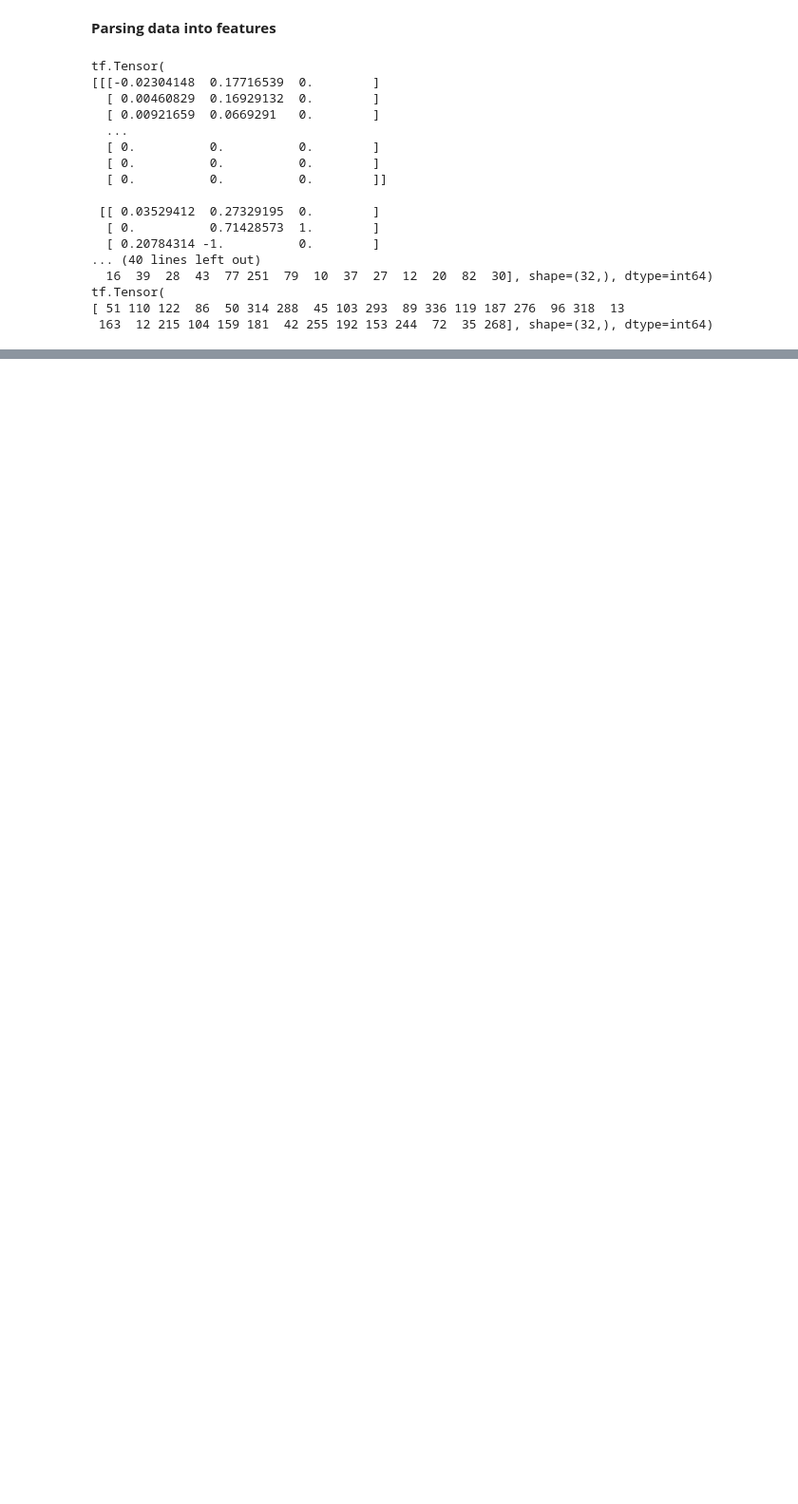
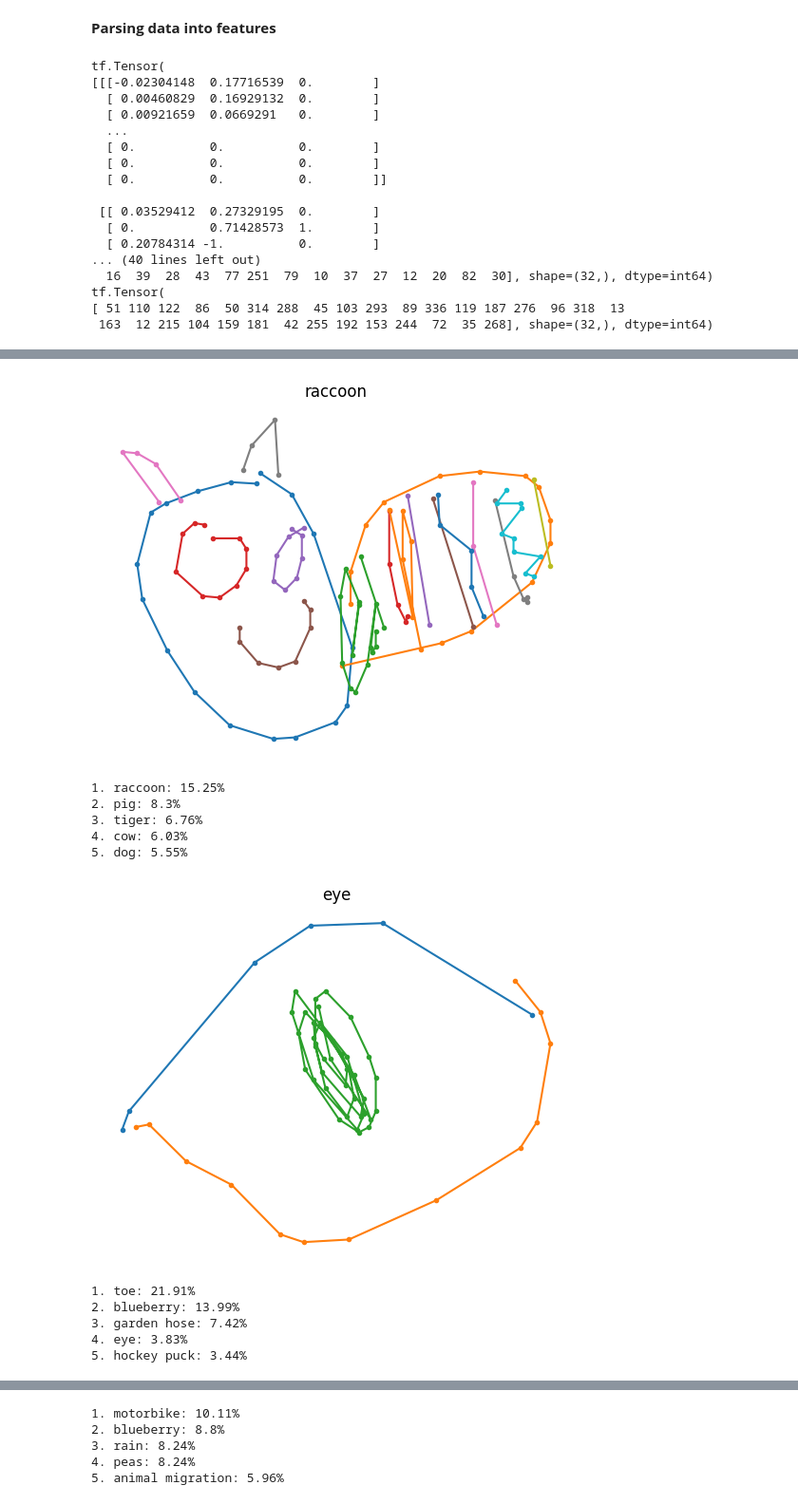
Before and after one commit to Ediblock/SketchRNN-classifier, a Jupyter notebook: SketchRNN.ipynb, the cells around one changed output, grey strips where cells are left out. Shown at 95% size. Saved outputs shown, nothing was run; the diff lists cells and outputs as text; code cells hidden in the pictures; blank space fills up the shorter version.

Commit message:
Full model

```diff
--- a/SketchRNN.ipynb
+++ b/SketchRNN.ipynb
@@ -265,0 +351,3 @@ for inks, shapes, labels in train_data.take(1):
+# %%
+optimizer = tf.keras.optimizers.SGD(learning_rate=0.01, clipnorm=1.)
+model.compile(optimizer=optimizer, loss=tf.keras.losses.sparse_categorical_crossentropy, metrics=["accuracy", "sparse_top_k_categorical_accuracy"])
@@ -265,0 +399,4 @@ for inks, shapes, labels in train_data.take(1):
+# %%
+for inks, labels in cropped_train_data.take(1):
+    print(inks)
+    print(labels)
@@ -265,0 +421,2 @@ for inks, shapes, labels in train_data.take(1):
+# %%
+history = model.fit(cropped_train_data, epochs=2, validation_data=cropped_eval_data)
@@ -265,0 +447,2 @@ for inks, shapes, labels in train_data.take(1):
+# %%
+y_test_labels = np.concatenate([labels for _, _, labels in test_data])
@@ -265,0 +453,14 @@ for inks, shapes, labels in train_data.take(1):
+# %%
+n_drawings = 5
+test_sample_data = [inks for inks, _, _ in test_data.take(1)][0]
+test_predicted = model.predict(test_sample_data)
+top_k_predicted = tf.nn.top_k(test_predicted, k=5)
+for i in range(n_drawings):
+    draw_ink(test_sample_data[i], label=train_classes[y_test_labels[i]])
+    top_k = top_k_predicted[0].numpy()
+    top_k_classes = top_k_predicted[1].numpy()
+    for j in range(5):
+        plt.show()
+        print(f"{j + 1}. {train_classes[int(top_k_classes[i][j])]}: {str(np.round(top_k[i][j]*100, 2))}%")
+    print("\n\n")
+# %% [output]
@@ -265,0 +468,12 @@ for inks, shapes, labels in train_data.take(1):
+[figure, added]
+1. raccoon: 15.25%
+2. pig: 8.3%
+3. tiger: 6.76%
+4. cow: 6.03%
+5. dog: 5.55%
+[figure, added]
+1. toe: 21.91%
+2. blueberry: 13.99%
+3. garden hose: 7.42%
+4. eye: 3.83%
+5. hockey puck: 3.44%
@@ -265,0 +481,5 @@ for inks, shapes, labels in train_data.take(1):
+1. motorbike: 10.11%
+2. blueberry: 8.8%
+3. rain: 8.24%
+4. peas: 8.24%
+5. animal migration: 5.96%
```
Also changed, not shown: parts of 28 cells of this notebook, 1 other file.
